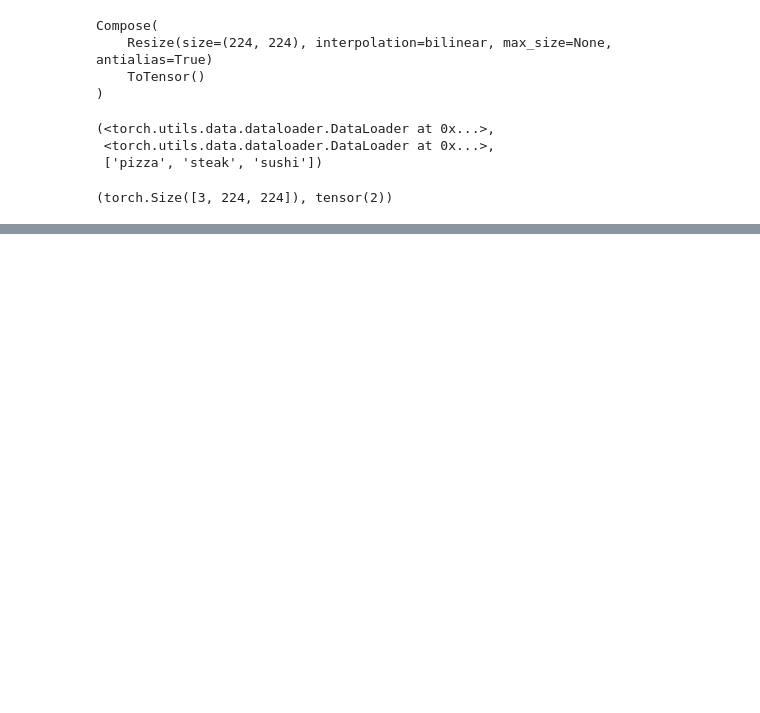
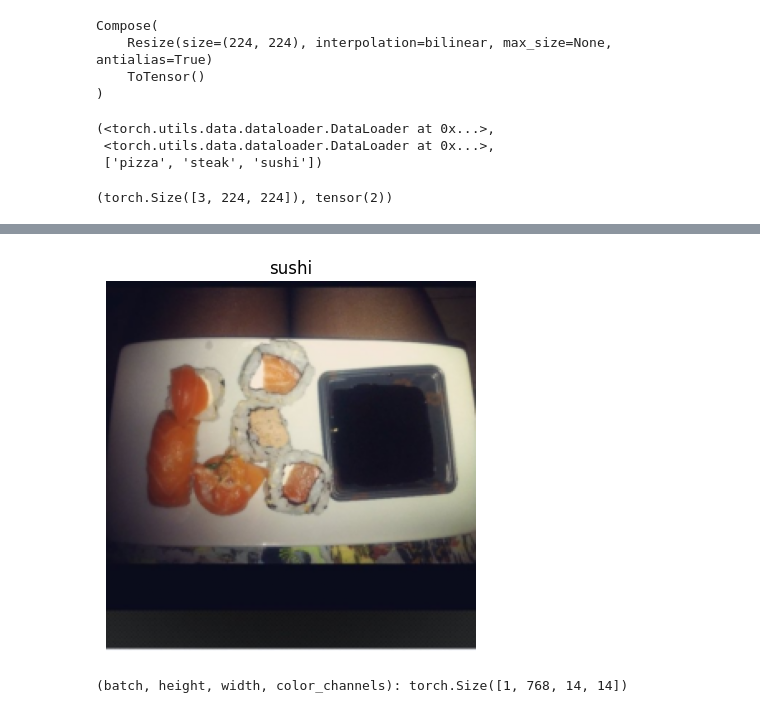
Before and after one commit to giomhern/transformer-vit, a Jupyter notebook: main.ipynb, the cells around one changed output, grey strips where cells are left out. Drawn from its saved outputs; the diff is of its cells as text; code cells hidden in the pictures; blank space fills up the shorter version.

```diff
--- a/main.ipynb
+++ b/main.ipynb
@@ -90,0 +182,17 @@ plt.axis(False)
+# %%
+from torch import nn
+
+conv2d = nn.Conv2d(in_channels=3, out_channels=768, kernel_size=patch_size, stride = patch_size, padding=0)
+
+# View single image
+plt.imshow(image.permute(1, 2, 0))
+plt.title(class_names[label])
+plt.axis(False);
+plt.show()
+
+# Pass the image through the convolutional layer
+image_out_of_conv = conv2d(image.unsqueeze(0)) # add a single batch dimension (height, width, color_channels) -> (batch, height, width, color_channels)
+print(f"(batch, height, width, color_channels): {image_out_of_conv.shape}")
+# %% [output]
+[figure, added]
+(batch, height, width, color_channels): torch.Size([1, 768, 14, 14])
```
Also changed, not shown: parts of 18 cells of this notebook.
